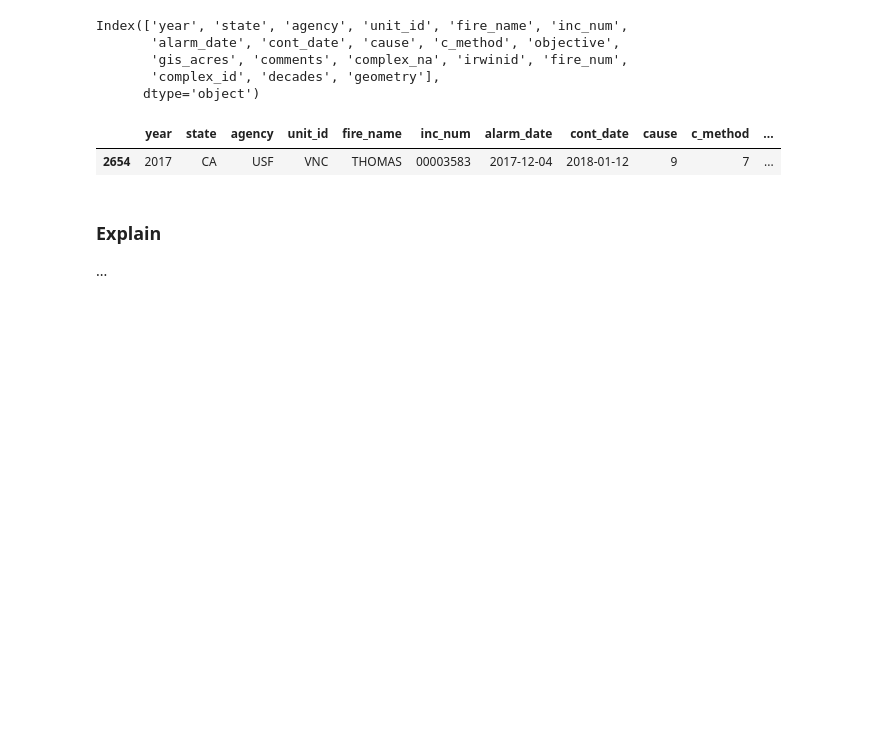
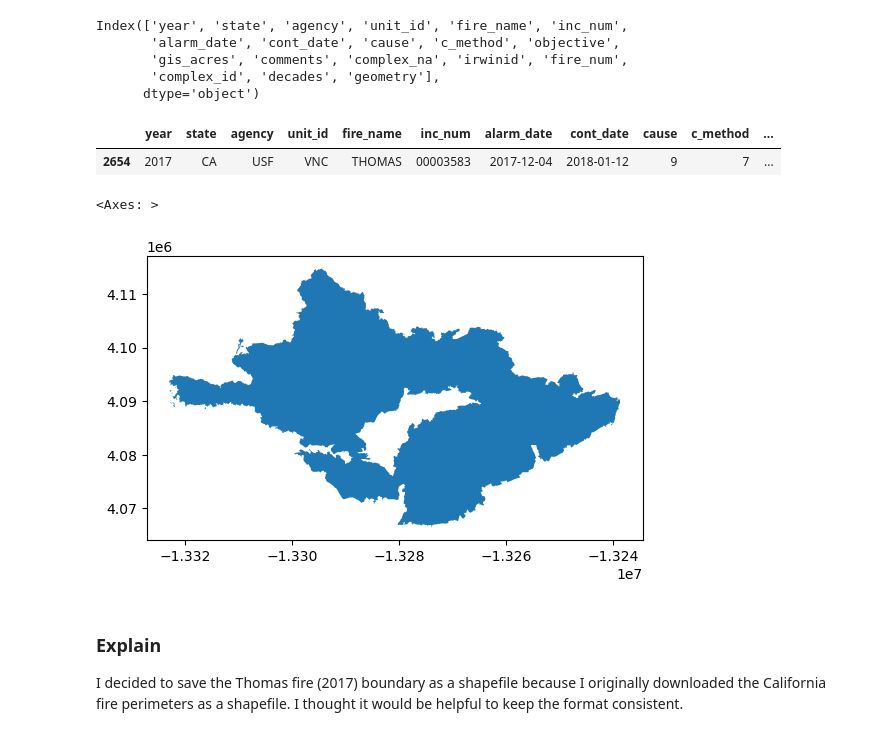
Before and after one commit to matteo-torres/eds220-hwk4, a Jupyter notebook: hwk4-task2-fire-perimeter-TORRES.ipynb, the cells around one changed output. Drawn from its saved outputs; the diff is of its cells as text; code cells hidden in the pictures; blank space fills up the shorter version.

```diff
--- a/hwk4-task2-fire-perimeter-TORRES.ipynb
+++ b/hwk4-task2-fire-perimeter-TORRES.ipynb
@@ -122,4 +138,10 @@ thomas_fire
 # %% [output]
 |  | year | state | agency | unit_id | fire_name | inc_num | alarm_date | cont_date | cause | c_method | ... |
 | 2654 | 2017 | CA | USF | VNC | THOMAS | 00003583 | 2017-12-04 | 2018-01-12 | 9 | 7 | ... |
+# %%
+# Plot Thomas fire (2017)
+thomas_fire.plot()
+# %% [output]
+<Axes: >
+[figure, added]
 # %%
@@ -127,4 +149,5 @@ thomas_fire
 thomas_fire.to_file("data/thomas_fire/thomas_fire.shp")
 # %% [markdown]
 ### Explain
-...
+
+I decided to save the Thomas fire (2017) boundary as a shapefile because I originally downloaded the California fire perimeters as a shapefile. I thought it would be helpful to keep the format consistent.
```
Also changed, not shown: parts of 10 cells of this notebook.
